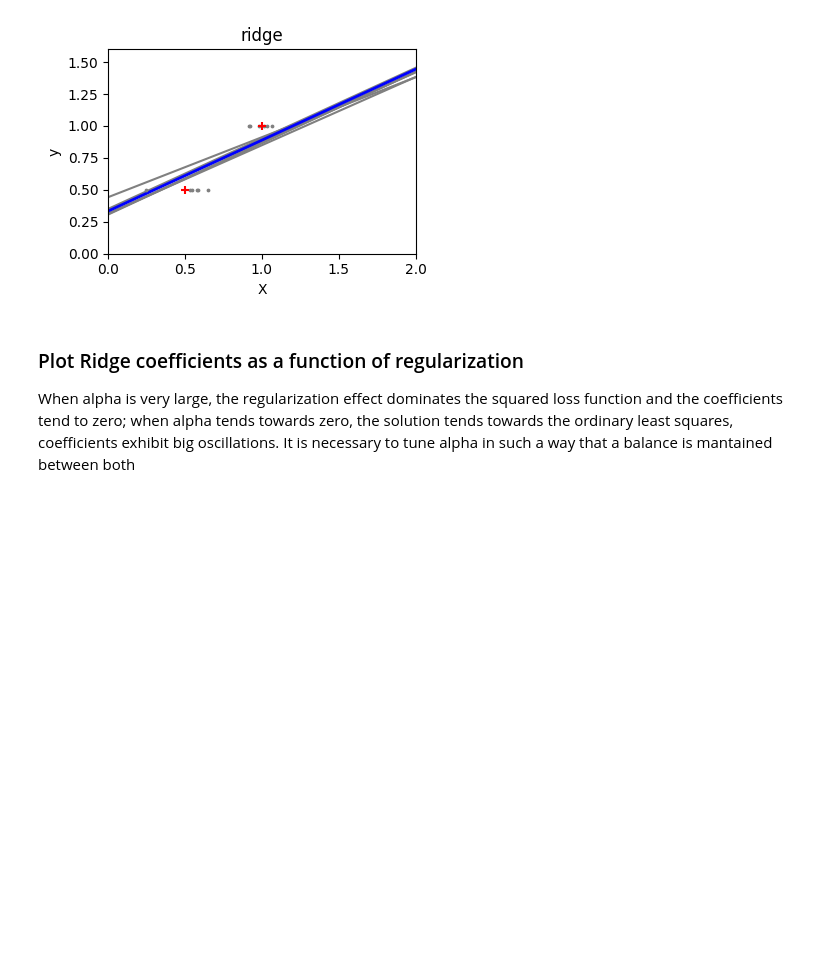
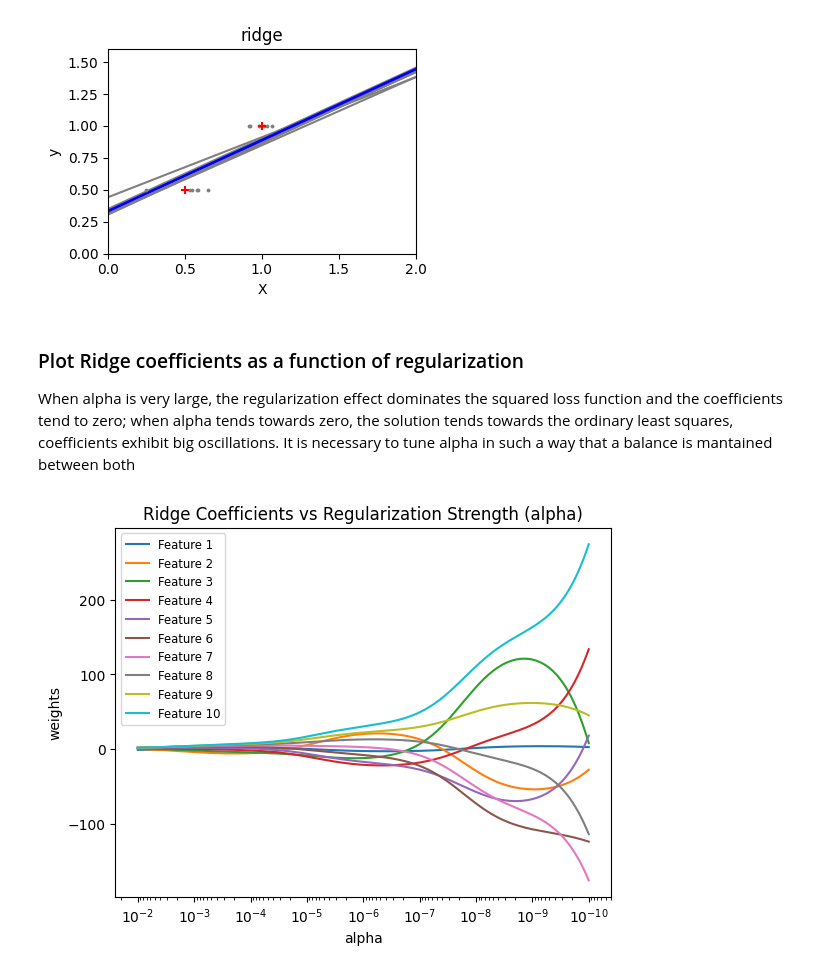
Before and after one commit to Nick97382000/ML_Projects, a Jupyter notebook: OLS_and_rean.ipynb, the cells around one changed output. Drawn from its saved outputs; the diff is of its cells as text; code cells hidden in the pictures; blank space fills up the shorter version.

```diff
--- a/OLS_and_rean.ipynb
+++ b/OLS_and_rean.ipynb
@@ -157,0 +156,39 @@ https://scikit-learn.org/stable/auto_examples/linear_model/plot_ridge_path.html#
+# %%
+import matplotlib.pyplot as plt
+import numpy as np
+from sklearn import linear_model
+
+#grid of elements created by broadcasting two perpendicular vectors
+#and dividing 1 by it; it is generated the Hilber matrix
+X = 1.0/(np.arange(1,11)+np.arange(0,10)[:, np.newaxis])
+y=np.ones(10)
+
+n_alphas = 200
+
+#generate numbers spaced evenly on a log scale from 10^-10 to 10^-2
+alphas = np.logspace(-10, -2, n_alphas)
+
+coefs=[]
+for a in alphas:
+  #the false tells the model not to add the intercept, i.e. the fitting
+  #must pass by the origin
+  ridge = linear_model.Ridge(alpha = a, fit_intercept=False)
+  ridge.fit(X, y)
+  coefs.append(ridge.coef_)
+
+#get a handle on the current axes
+ax = plt.gca()
+
+ax.plot(alphas, coefs)
+ax.set_xscale("log")
+ax.set_xlim(ax.get_xlim()[::-1])  # reverse axis
+plt.xlabel("alpha")
+plt.ylabel("weights")
+plt.title("Ridge Coefficients vs Regularization Strength (alpha)")
+plt.axis("tight")
+plt.legend(
+    [f"Feature {i + 1}" for i in range(X.shape[1])], loc="best", fontsize="small"
+)
+plt.show()
+# %% [output]
+[figure, added]
```
Also changed, not shown: parts of 1 cell of this notebook.
